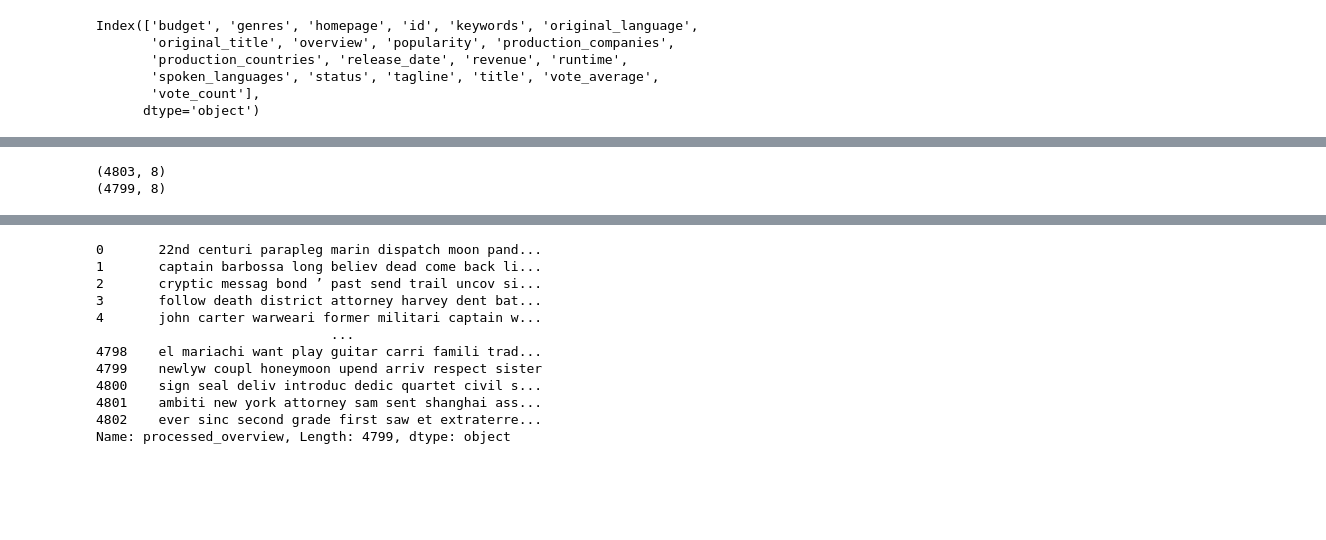
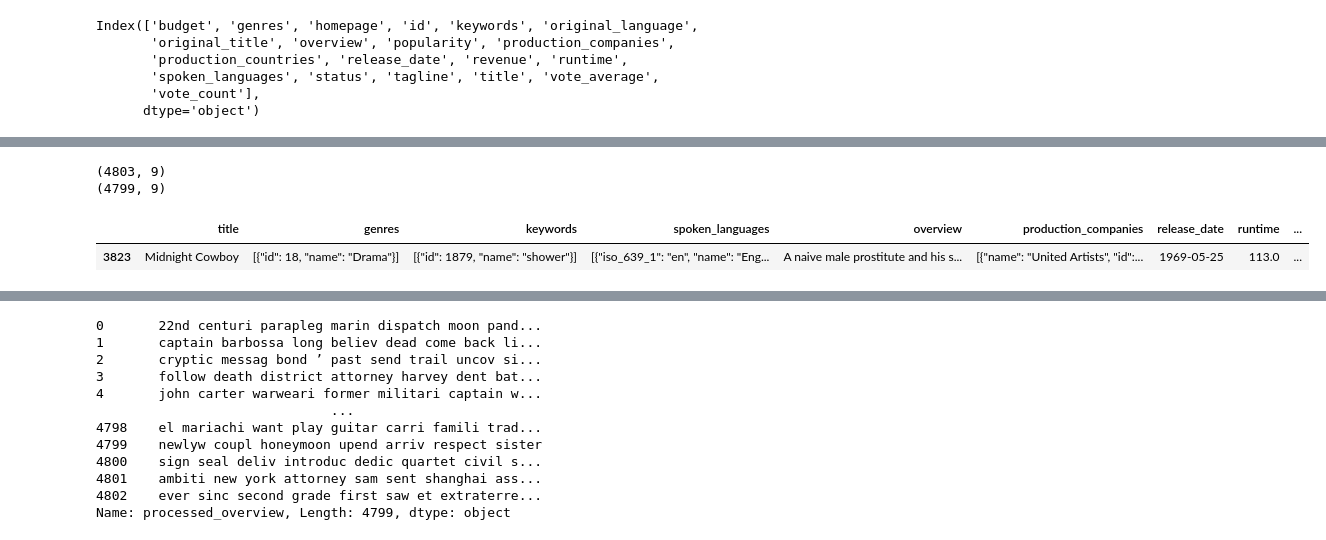
Before and after one commit to arthurfish/fragments, a Jupyter notebook: movieprocess/prepossess.ipynb, the cells around one changed output, grey strips where cells are left out. Cells and saved outputs as stored; diff of their text form; code cells hidden in the pictures; blank space fills up the shorter version.

```diff
--- a/movieprocess/prepossess.ipynb
+++ b/movieprocess/prepossess.ipynb
@@ -23,7 +25,7 @@ Index(['budget', 'genres', 'homepage', 'id', 'keywords', 'original_language',
        'vote_count'],
       dtype='object')
 # %%
-selected_features = ['genres', 'keywords', 'spoken_languages', 'overview',
+selected_features = ['title', 'genres', 'keywords', 'spoken_languages', 'overview',
     'production_companies', 'release_date', 'runtime', 'vote_average']
 db = origin_db[selected_features].copy()
 db
@@ -46,5 +48,10 @@ print(db.shape)
 db.dropna(inplace=True)
 print(db.shape)
 # %% [output]
-(4803, 8)
-(4799, 8)
+(4803, 9)
+(4799, 9)
+# %%
+db.sample()
+# %% [output]
+|  | title | genres | keywords | spoken_languages | overview | production_companies | release_date | runtime | ... |
+| 3823 | Midnight Cowboy | [{"id": 18, "name": "Drama"}] | [{"id": 1879, "name": "shower"}] | [{"iso_639_1": "en", "name": "Eng... | A naive male prostitute and his s... | [{"name": "United Artists", "id":... | 1969-05-25 | 113.0 | ... |
```
Also changed, not shown: parts of 15 cells of this notebook, 3 other files.
